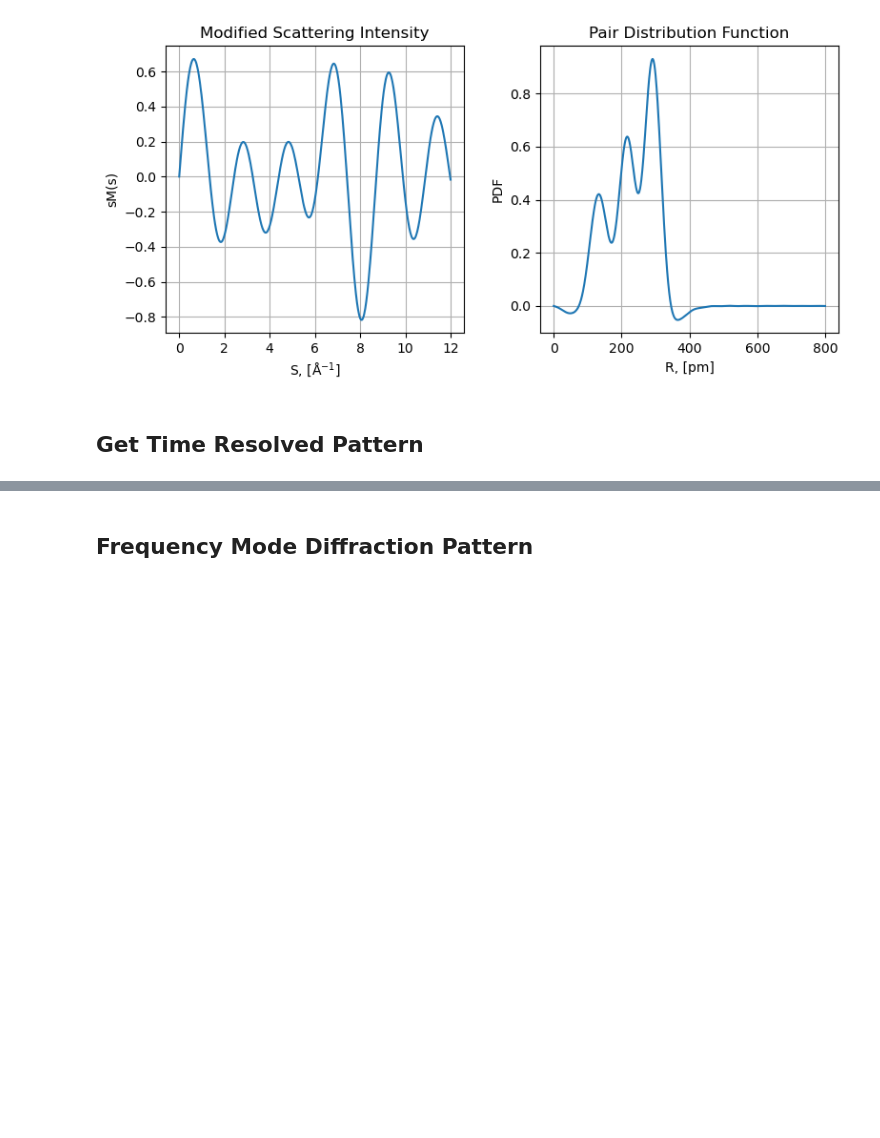
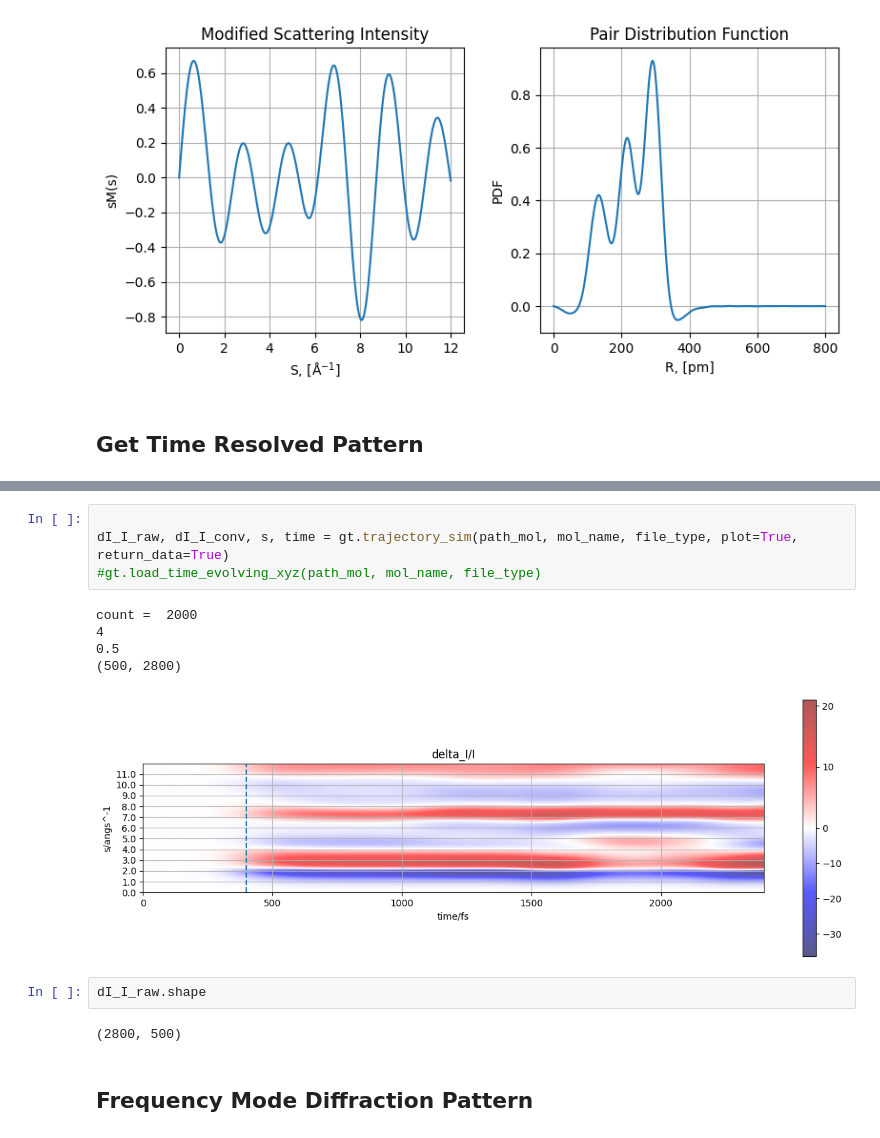
Before and after one commit to lheald2/gued, a Jupyter notebook: GUED_Simulations.ipynb, the cells around one changed output, grey strips where cells are left out. Saved outputs shown, nothing was run; the diff lists cells and outputs as text; blank space fills up the shorter version.

```diff
--- a/GUED_Simulations.ipynb
+++ b/GUED_Simulations.ipynb
@@ -150,3 +163,17 @@ count =  1150
+# %%
+
+dI_I_raw, dI_I_conv, s, time = gt.trajectory_sim(path_mol, mol_name, file_type, plot=True, return_data=True)
+#gt.load_time_evolving_xyz(path_mol, mol_name, file_type)
+# %% [output]
+count =  2000
+4
+0.5
+(500, 2800)
+[figure, added]
+# %%
+dI_I_raw.shape
+# %% [output]
+(2800, 500)
 # %% [markdown]
 ## Frequency Mode Diffraction Pattern
 # %%
```
Also changed, not shown: parts of 4 cells of this notebook, 4 other files.
